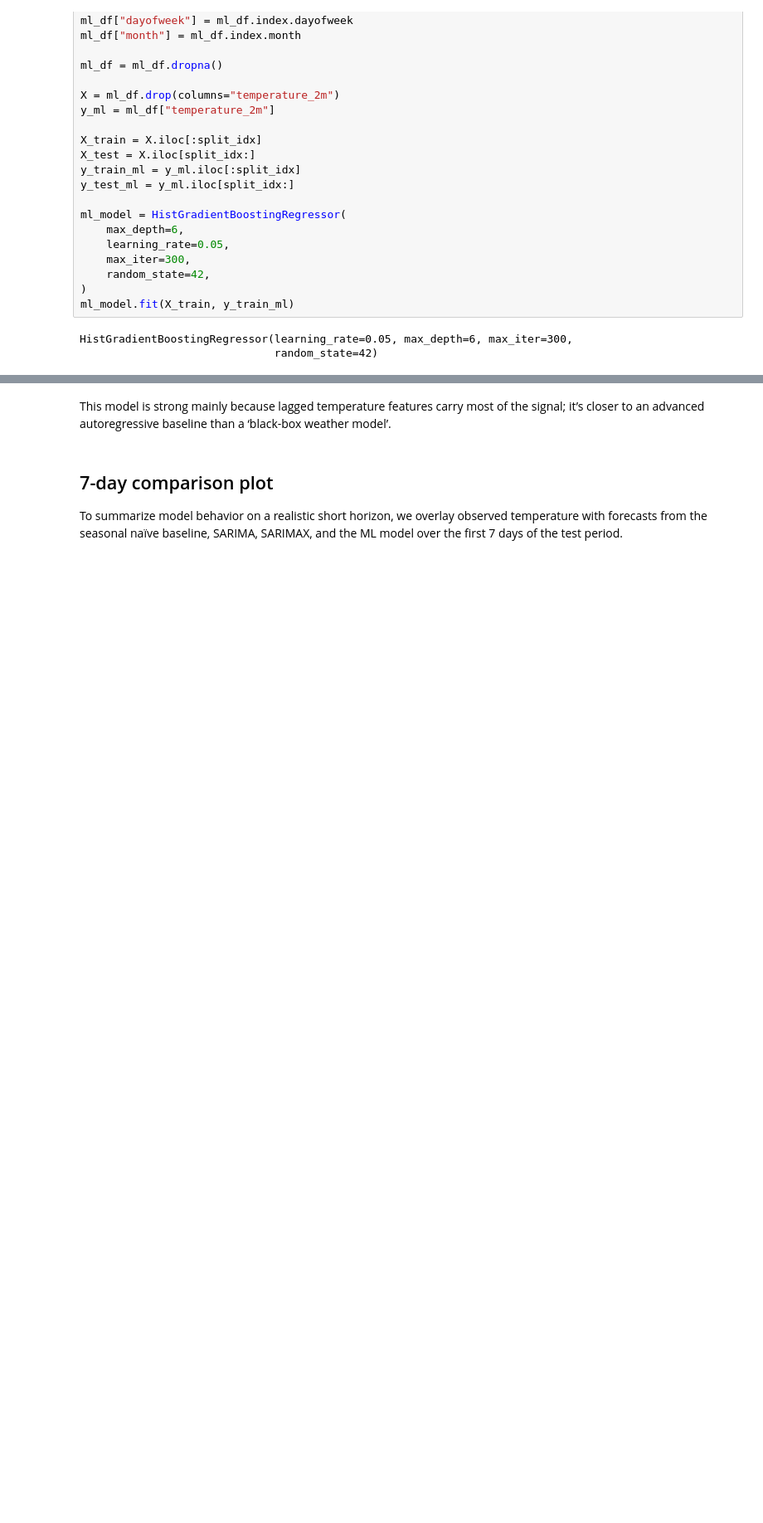
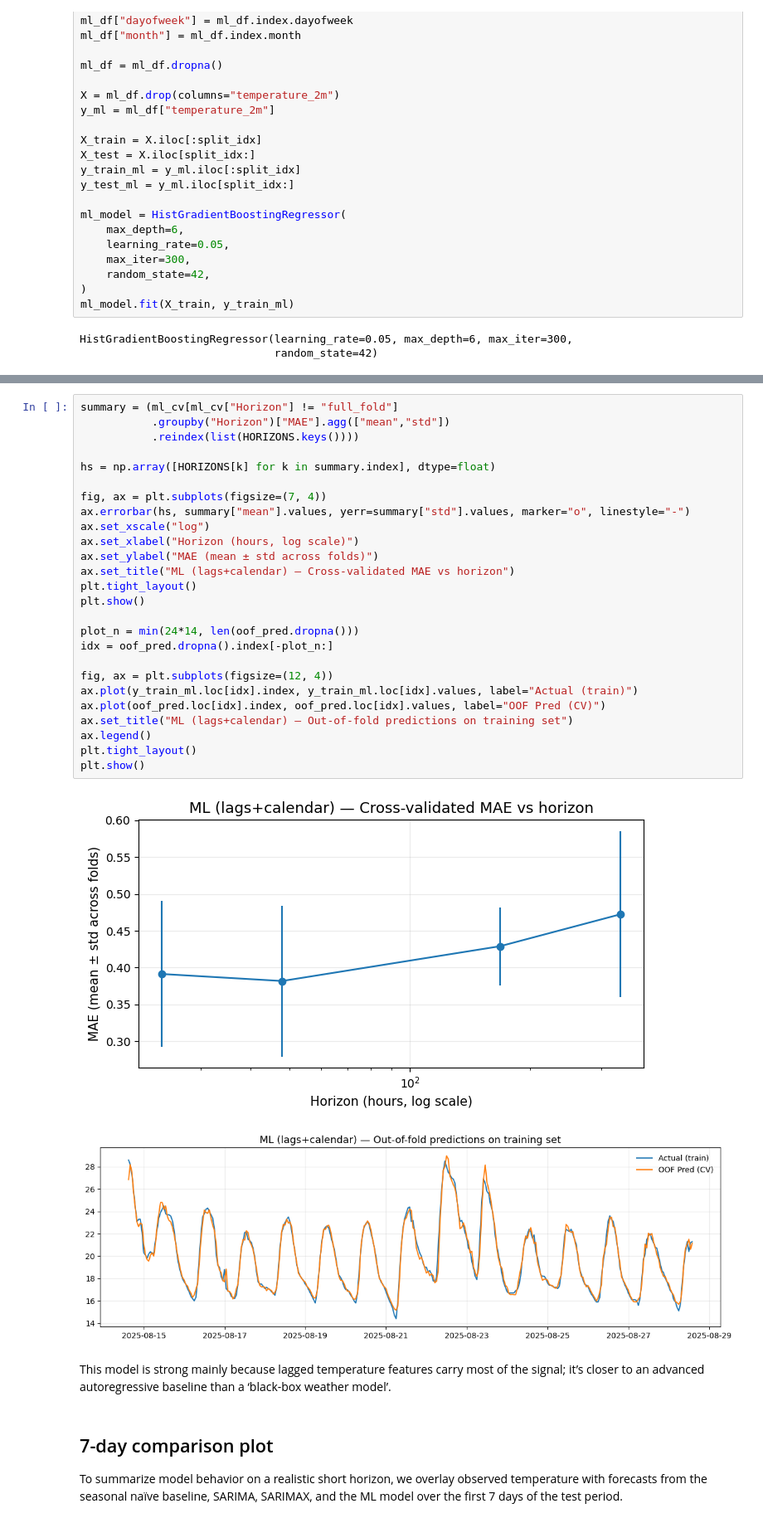
Before and after one commit to GBrochado/TSF---Weather-and-Air-quality-Forecasting, a Jupyter notebook: temp_forecasting.ipynb, the cells around one changed output, grey strips where cells are left out. Shown at 83% size. Cells and saved outputs as stored; diff of their text form; blank space fills up the shorter version.

```diff
--- a/temp_forecasting.ipynb
+++ b/temp_forecasting.ipynb
@@ -805,3 +859,32 @@ display(ml_h)
+# %%
+summary = (ml_cv[ml_cv["Horizon"] != "full_fold"]
+           .groupby("Horizon")["MAE"].agg(["mean","std"])
+           .reindex(list(HORIZONS.keys())))
+
+hs = np.array([HORIZONS[k] for k in summary.index], dtype=float)
+
+fig, ax = plt.subplots(figsize=(7, 4))
+ax.errorbar(hs, summary["mean"].values, yerr=summary["std"].values, marker="o", linestyle="-")
+ax.set_xscale("log")
+ax.set_xlabel("Horizon (hours, log scale)")
+ax.set_ylabel("MAE (mean ± std across folds)")
+ax.set_title("ML (lags+calendar) — Cross-validated MAE vs horizon")
+plt.tight_layout()
+plt.show()
+
+plot_n = min(24*14, len(oof_pred.dropna()))
+idx = oof_pred.dropna().index[-plot_n:]
+
+fig, ax = plt.subplots(figsize=(12, 4))
+ax.plot(y_train_ml.loc[idx].index, y_train_ml.loc[idx].values, label="Actual (train)")
+ax.plot(oof_pred.loc[idx].index, oof_pred.loc[idx].values, label="OOF Pred (CV)")
+ax.set_title("ML (lags+calendar) — Out-of-fold predictions on training set")
+ax.legend()
+plt.tight_layout()
+plt.show()
+# %% [output]
+[figure, added]
+[figure, added]
 # %% [markdown]
 This model is strong mainly because lagged temperature features carry most of the signal; it’s closer to an advanced autoregressive baseline than a ‘black-box weather model’.
 # %% [markdown]
```
Also changed, not shown: parts of 21 cells of this notebook.
